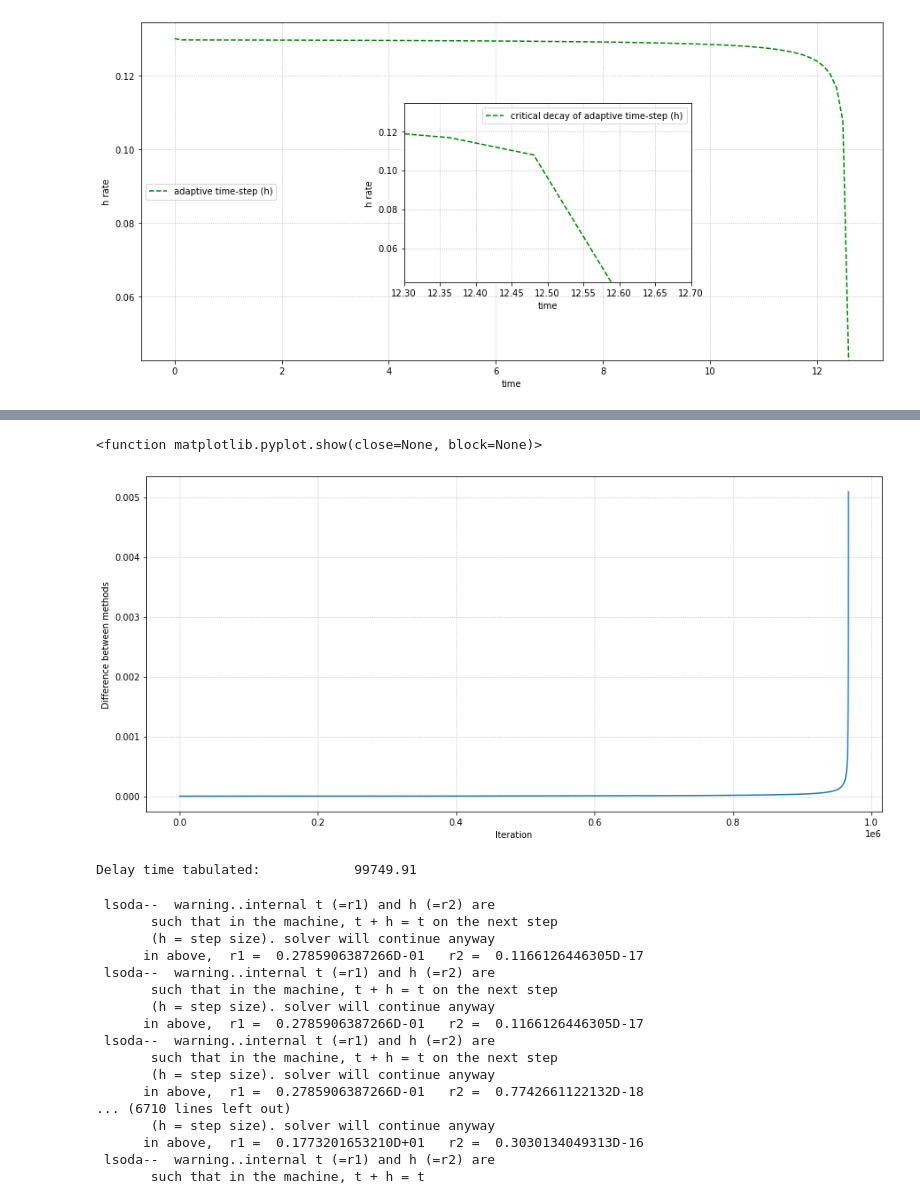
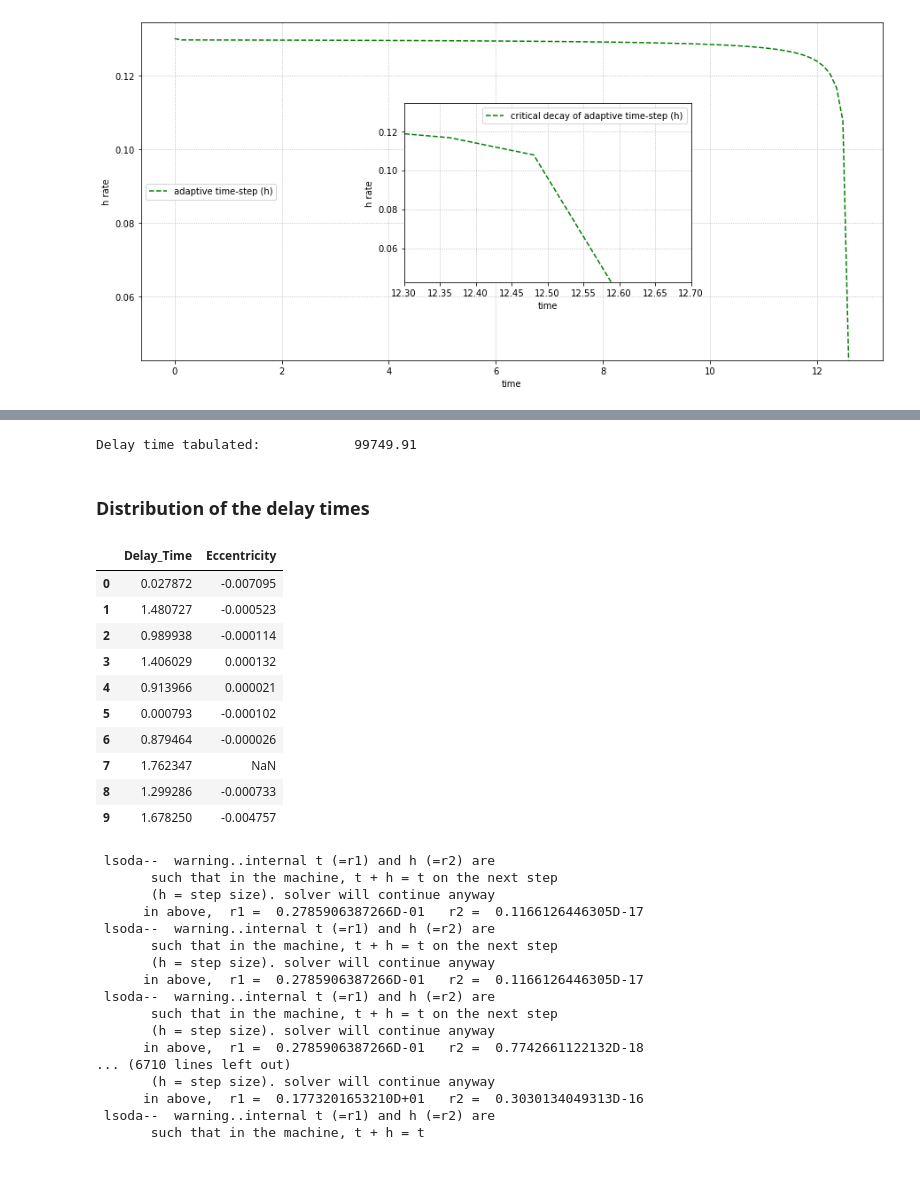
Before and after one commit to Bahadoram/Delay-Time-Dist.-of-Compact-Binary-Objects, a Jupyter notebook: project.ipynb, the cells around one changed output, grey strips where cells are left out. Drawn from its saved outputs; the diff is of its cells as text; code cells hidden in the pictures; blank space fills up the shorter version.

```diff
--- a/project.ipynb
+++ b/project.ipynb
@@ -285,20 +368,3 @@ plt.show()
-# %%
-'''
-Difference between semimajors computed with user provided script and
-the scipy function odeint
-'''
-
-# index in which a gets negative
-idx = list(x <= 0 for x in a).index(True)
-fig, ax = plt.subplots(figsize=(15,7))
-ax.plot(a[:idx-100]-z[:idx-100,0])
-ax.set_ylabel('Difference between methods')
-ax.set_xlabel('Iteration')
-ax.grid(ls='dotted')
-plt.show
-# %% [output]
-<function matplotlib.pyplot.show(close=None, block=None)>
-[figure, removed]
 # %%
 print('Delay time tabulated:\t\t', BHBH['GWtime'].iloc[0])
 # %% [output]
@@ -324,8 +372,7 @@ print("final", r.t)
+# %% [markdown]
+### Distribution of the delay times
 # %%
-# Sequential computation of the delay time for each entry:
-# it takes too long with an user provided script
-
-BHBHm = BHBHm.head(10)
+# Sequential computation of the delay time for each entry
 
 h = ( TMAX - TMIN ) / (NSTEPS - 1.)
 t = np.linspace(TMIN, TMAX, NSTEPS)
@@ -340,14 +387,30 @@ def delay_time(row, h, t):
     a = row.Semimajor
     e = row.Eccentricity
 
-    for i in range(NSTEPS-1):
-        a, e = ODE_RK( t[i], [a, e], h, M2, M1 )
-        if a <= 0 and e <= 0:
-            break
+    i = 0
+    # it should be > r_sc
+    while a > 0:
+        a, e = ODE_RK( t[i], (a, e), h, M2, M1 )
+        i+=1
 
-    return t[i]
+    return pd.Series([t[i], e])
 
-delay = BHBHm.apply(func=delay_time, axis='columns', args=(h, t))
+delay = BHBHm.head(10).apply(func=delay_time, axis='columns', args=(h, t))
+delay.rename(columns={0:'Delay_Time', 1:'Eccentricity'}, inplace=True)
+# %%
+delay
+# %% [output]
+|  | Delay_Time | Eccentricity |
+| 0 | 0.027872 | -0.007095 |
+| 1 | 1.480727 | -0.000523 |
+| 2 | 0.989938 | -0.000114 |
+| 3 | 1.406029 | 0.000132 |
+| 4 | 0.913966 | 0.000021 |
+| 5 | 0.000793 | -0.000102 |
+| 6 | 0.879464 | -0.000026 |
+| 7 | 1.762347 | NaN |
+| 8 | 1.299286 | -0.000733 |
+| 9 | 1.678250 | -0.004757 |
 # %%
 # Sequential computation of the delay time for each entry:
 # using odeint
```
Also changed, not shown: parts of 20 cells of this notebook, 1 other file.
